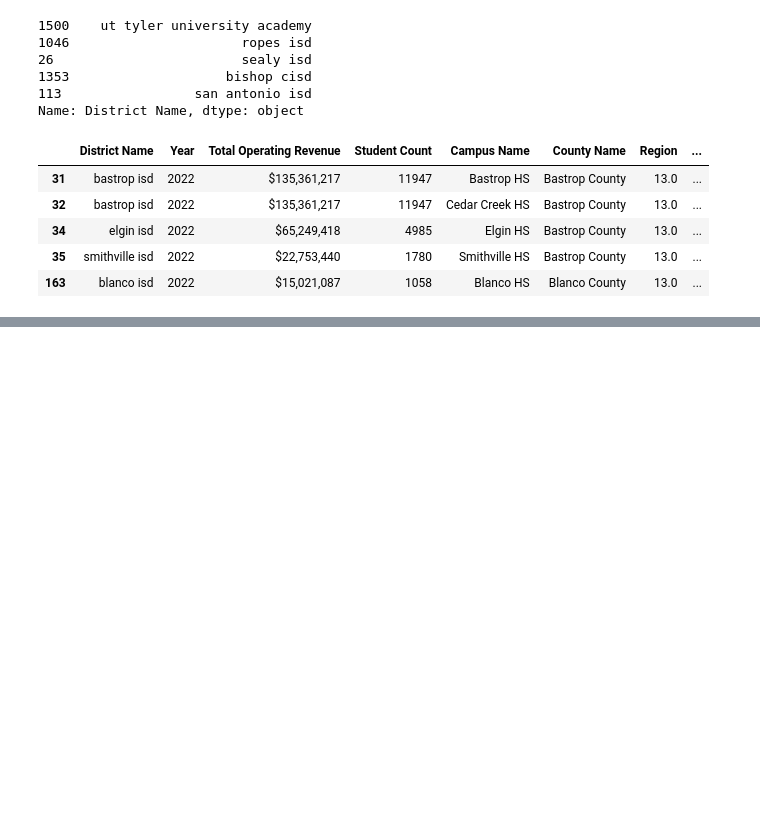
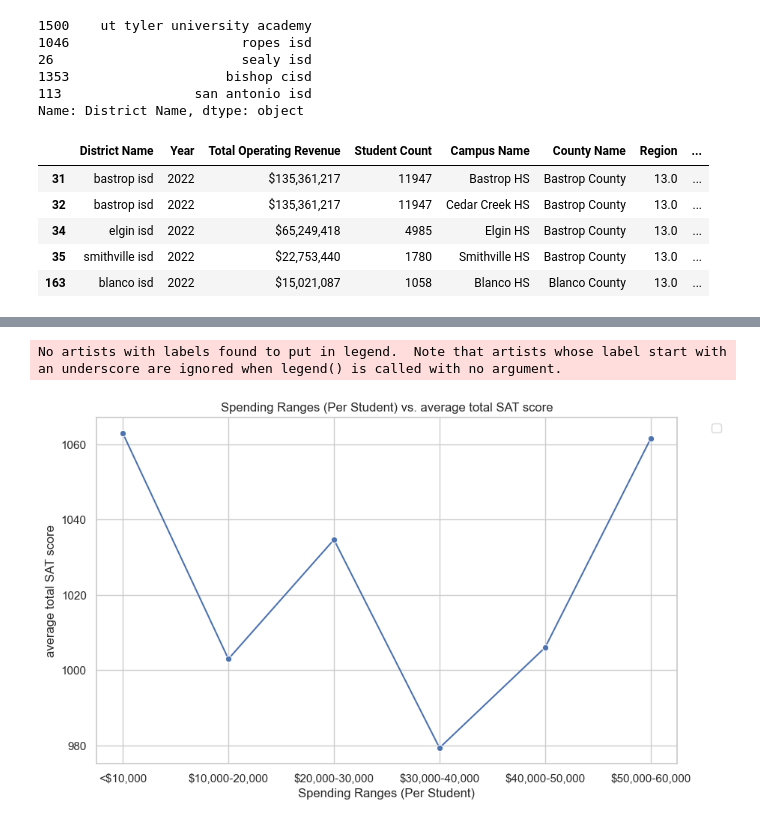
Before and after one commit to Amarilli/TexasISDs, a Jupyter notebook: project_notebook/13_12_updated.ipynb, the cells around one changed output, grey strips where cells are left out. Drawn from its saved outputs; the diff is of its cells as text; code cells hidden in the pictures; blank space fills up the shorter version.

```diff
--- a/project_notebook/13_12_updated.ipynb
+++ b/project_notebook/13_12_updated.ipynb
@@ -521,0 +614,8 @@ score_finance_complete.sort_values("Student Count", ascending= False).reset_inde
+# %%
+spending_bins = [0, 10000, 20000, 30000, 40000, 50000, 60000]
+labels = ["<$10,000", "$10,000-20,000", "$20,000-30,000", "$30,000-40,000", "$40,000-50,000", "$50,000-60,000"]
+# %%
+school_spending_df = score_finance_complete.copy()
+school_spending_df["Spending Ranges (Per Student)"] = pd.cut(school_spending_df["per student budget"],
+                                                            spending_bins, labels=labels, include_lowest=True)
+school_spending_df
@@ -521,0 +636,13 @@ score_finance_complete.sort_values("Student Count", ascending= False).reset_inde
+# %%
+#  Calculate averages for the desired columns.
+spending_sat_total = school_spending_df.groupby(["Spending Ranges (Per Student)"])["SAT Total"].mean()
+spending_act_compos = school_spending_df.groupby(["Spending Ranges (Per Student)"])["ACT Compos"].mean()
+# %%
+spending_summary = pd.DataFrame({
+    "average total SAT score": spending_sat_total,
+    "average act compos": spending_act_compos,
+
+})
+
+# Display results
+spending_summary
@@ -521,0 +680,17 @@ score_finance_complete.sort_values("Student Count", ascending= False).reset_inde
+# %%
+plt.figure(figsize=(10, 6))
+sns.lineplot(x='Spending Ranges (Per Student)', y='average total SAT score', data=spending_summary, palette='viridis', marker='o')
+
+# Set plot labels and title
+plt.xlabel('Spending Ranges (Per Student)')
+plt.ylabel('average total SAT score')
+plt.title('Spending Ranges (Per Student) vs. average total SAT score')
+
+# Display the legend
+plt.legend(bbox_to_anchor=(1.05, 1), loc='upper left')
+
+# Show the plot
+plt.show()
+# %% [output]
+No artists with labels found to put in legend.  Note that artists whose label start with an underscore are ignored when legend() is called with no argument.
+[figure, added]
```
Also changed, not shown: parts of 12 cells of this notebook.
